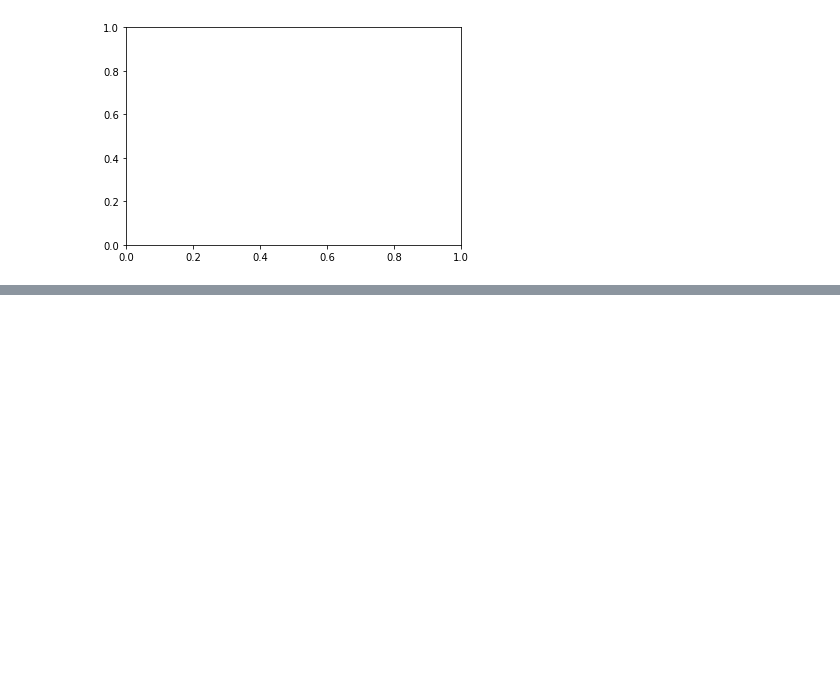
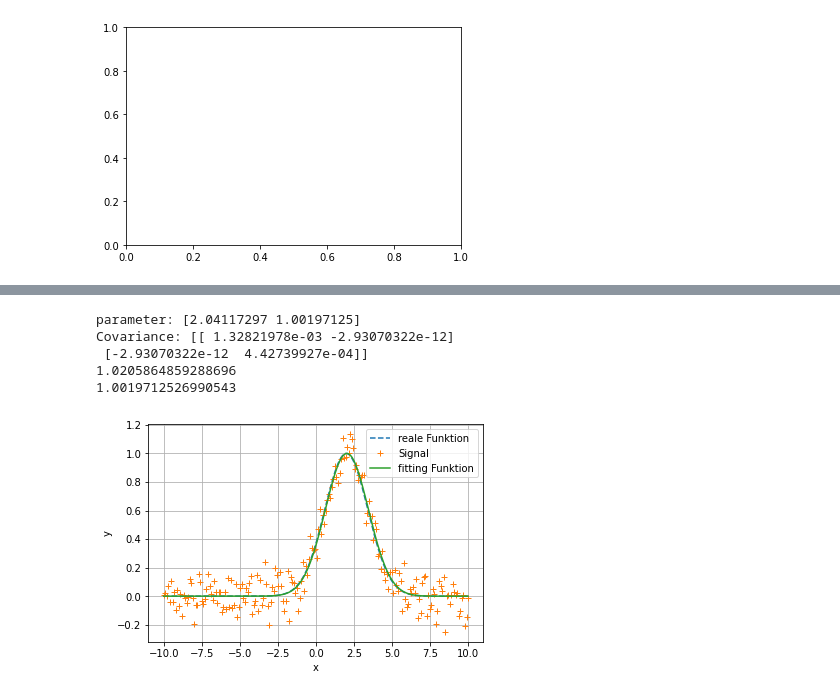
Before and after one commit to Max-Geiger/Simulation-technischer-Systeme-mit-Python, a Jupyter notebook: Formelsammlung.ipynb, the cells around one changed output, grey strips where cells are left out. Cells and saved outputs as stored; diff of their text form; code cells hidden in the pictures; blank space fills up the shorter version.

```diff
--- a/Formelsammlung.ipynb
+++ b/Formelsammlung.ipynb
@@ -209,3 +268,41 @@ np.polyder([1,1,1])
+# %%
+#Bsp Curffitting
+
+import scipy.optimize as op
+#--------------------------------------------------
+# ----definition der Fitting-Funktion
+def fitFunc(x,a,b):
+    return np.exp((-1/2)*(x-a)**2/(2*b**2))
+x =np.linspace(-10,10,200)
+y =fitFunc(x,2,1)
+#--------------------------------------------------
+# ----erzeugen von Daten
+sigma =0.1
+e =sigma *np.random.randn(y.shape[0])
+S =y +e
+#--------------------------------------------------
+# ----data fitting
+popt,pcov =op.curve_fit(fitFunc,x,S)
+print(f'parameter: {popt}')
+print(f'Covariance: {pcov}')
+print(popt[0]/2)
+print(popt[1]/1)
+#--------------------------------------------------
+plt.plot(x,y,'--',label='reale Funktion')
+plt.plot(x,S,'+',label='Signal')
+plt.plot(x,fitFunc(x,popt[0],popt[1]),label='fitting Funktion')
+plt.xlabel('x')
+plt.ylabel('y')
+plt.legend()
+plt.grid()
+plt.show()
+# %% [output]
+parameter: [2.04117297 1.00197125]
+Covariance: [[ 1.32821978e-03 -2.93070322e-12]
+ [-2.93070322e-12  4.42739927e-04]]
+1.0205864859288696
+1.0019712526990543
+[figure, added]
 # %%
 # Gleichungssysteme
 np.linalg.solve(A,b) # Lösen des Gleichungssystems
```
Also changed, not shown: parts of 12 cells of this notebook.
